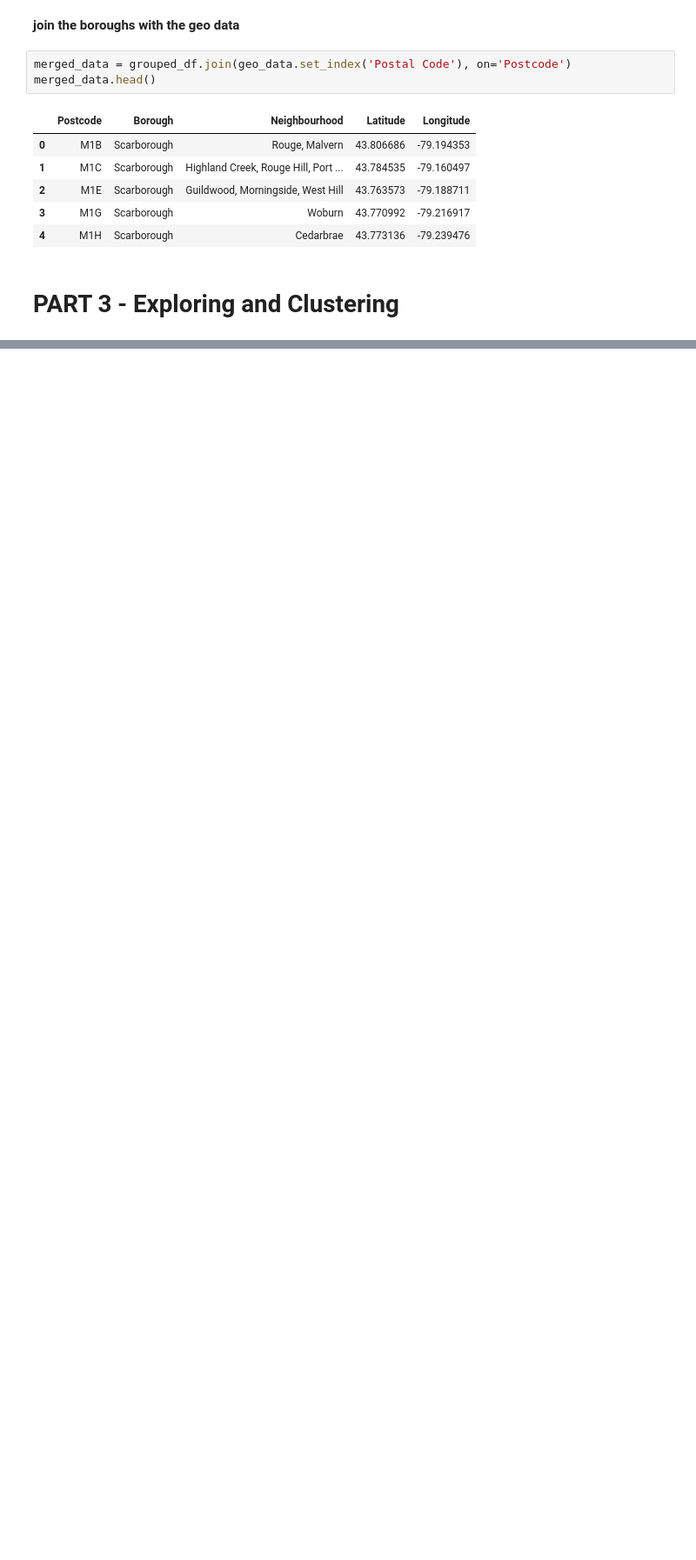
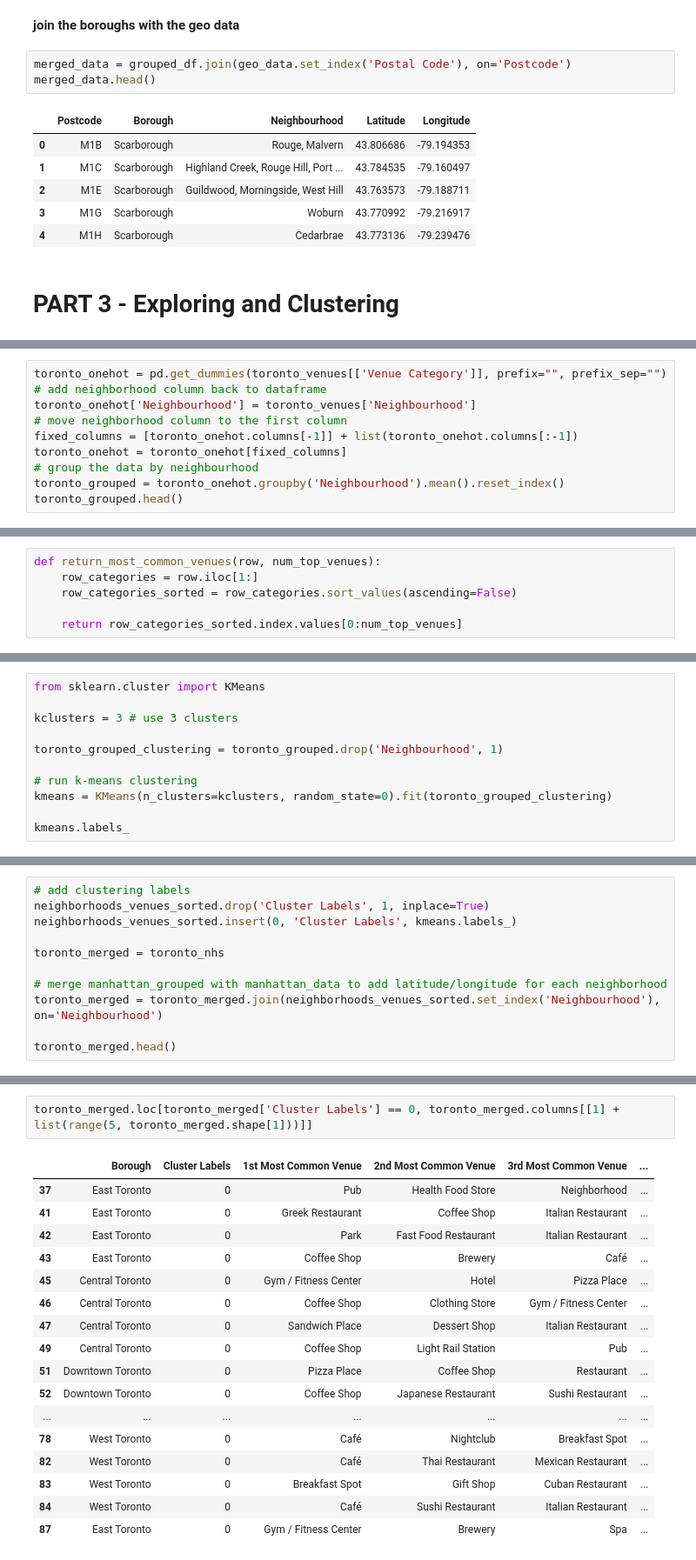
Before and after one commit to Elydora/Coursera_Capstone, a Jupyter notebook: Toronto segmenting and clustering.ipynb, the cells around one changed output, grey strips where cells are left out. Shown: that part at 87% size. Drawn from its saved outputs; the diff is of its cells as text; blank space fills up the shorter version.

```diff
--- a/Toronto segmenting and clustering.ipynb
+++ b/Toronto segmenting and clustering.ipynb
@@ -64,0 +203,10 @@ merged_data.head()
+# %%
+toronto_onehot = pd.get_dummies(toronto_venues[['Venue Category']], prefix="", prefix_sep="")
+# add neighborhood column back to dataframe
+toronto_onehot['Neighbourhood'] = toronto_venues['Neighbourhood']
+# move neighborhood column to the first column
+fixed_columns = [toronto_onehot.columns[-1]] + list(toronto_onehot.columns[:-1])
+toronto_onehot = toronto_onehot[fixed_columns]
+# group the data by neighbourhood
+toronto_grouped = toronto_onehot.groupby('Neighbourhood').mean().reset_index()
+toronto_grouped.head()
@@ -64,0 +221,6 @@ merged_data.head()
+# %%
+def return_most_common_venues(row, num_top_venues):
+    row_categories = row.iloc[1:]
+    row_categories_sorted = row_categories.sort_values(ascending=False)
+
+    return row_categories_sorted.index.values[0:num_top_venues]
@@ -64,0 +259,11 @@ merged_data.head()
+# %%
+from sklearn.cluster import KMeans
+
+kclusters = 3 # use 3 clusters
+
+toronto_grouped_clustering = toronto_grouped.drop('Neighbourhood', 1)
+
+# run k-means clustering
+kmeans = KMeans(n_clusters=kclusters, random_state=0).fit(toronto_grouped_clustering)
+
+kmeans.labels_
@@ -64,0 +273,11 @@ merged_data.head()
+# %%
+# add clustering labels
+neighborhoods_venues_sorted.drop('Cluster Labels', 1, inplace=True)
+neighborhoods_venues_sorted.insert(0, 'Cluster Labels', kmeans.labels_)
+
+toronto_merged = toronto_nhs
+
+# merge manhattan_grouped with manhattan_data to add latitude/longitude for each neighborhood
+toronto_merged = toronto_merged.join(neighborhoods_venues_sorted.set_index('Neighbourhood'), on='Neighbourhood')
+
+toronto_merged.head()
@@ -64,0 +324,20 @@ merged_data.head()
+# %%
+toronto_merged.loc[toronto_merged['Cluster Labels'] == 0, toronto_merged.columns[[1] + list(range(5, toronto_merged.shape[1]))]]
+# %% [output]
+|  | Borough | Cluster Labels | 1st Most Common Venue | 2nd Most Common Venue | 3rd Most Common Venue | ... |
+| 37 | East Toronto | 0 | Pub | Health Food Store | Neighborhood | ... |
+| 41 | East Toronto | 0 | Greek Restaurant | Coffee Shop | Italian Restaurant | ... |
+| 42 | East Toronto | 0 | Park | Fast Food Restaurant | Italian Restaurant | ... |
+| 43 | East Toronto | 0 | Coffee Shop | Brewery | Café | ... |
+| 45 | Central Toronto | 0 | Gym / Fitness Center | Hotel | Pizza Place | ... |
+| 46 | Central Toronto | 0 | Coffee Shop | Clothing Store | Gym / Fitness Center | ... |
+| 47 | Central Toronto | 0 | Sandwich Place | Dessert Shop | Italian Restaurant | ... |
+| 49 | Central Toronto | 0 | Coffee Shop | Light Rail Station | Pub | ... |
+| 51 | Downtown Toronto | 0 | Pizza Place | Coffee Shop | Restaurant | ... |
+| 52 | Downtown Toronto | 0 | Coffee Shop | Japanese Restaurant | Sushi Restaurant | ... |
+| ... | ... | ... | ... | ... | ... | ... |
+| 78 | West Toronto | 0 | Café | Nightclub | Breakfast Spot | ... |
+| 82 | West Toronto | 0 | Café | Thai Restaurant | Mexican Restaurant | ... |
+| 83 | West Toronto | 0 | Breakfast Spot | Gift Shop | Cuban Restaurant | ... |
+| 84 | West Toronto | 0 | Café | Sushi Restaurant | Italian Restaurant | ... |
+| 87 | East Toronto | 0 | Gym / Fitness Center | Brewery | Spa | ... |
```
Also changed, not shown: parts of 26 cells of this notebook, 1 other file.
